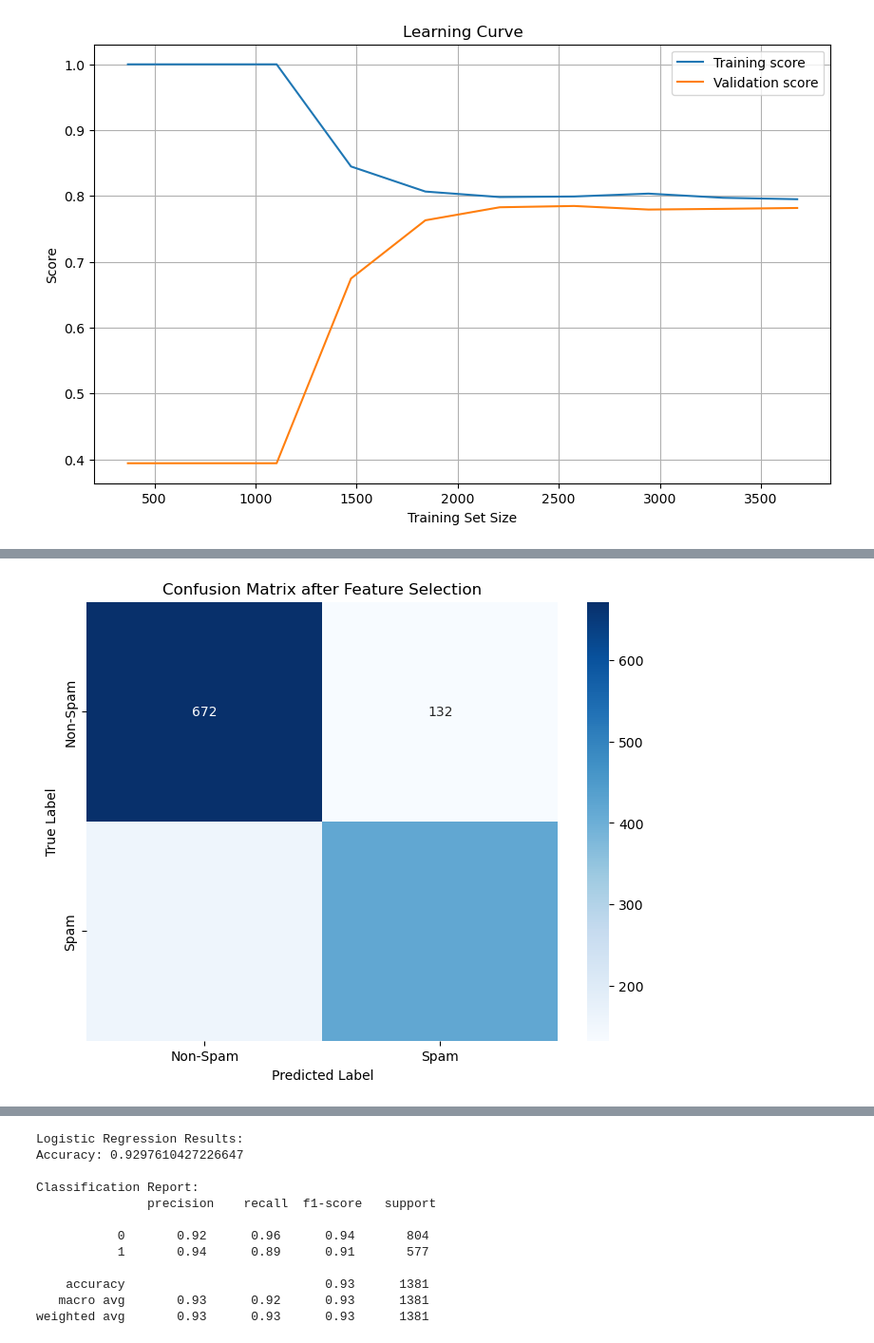
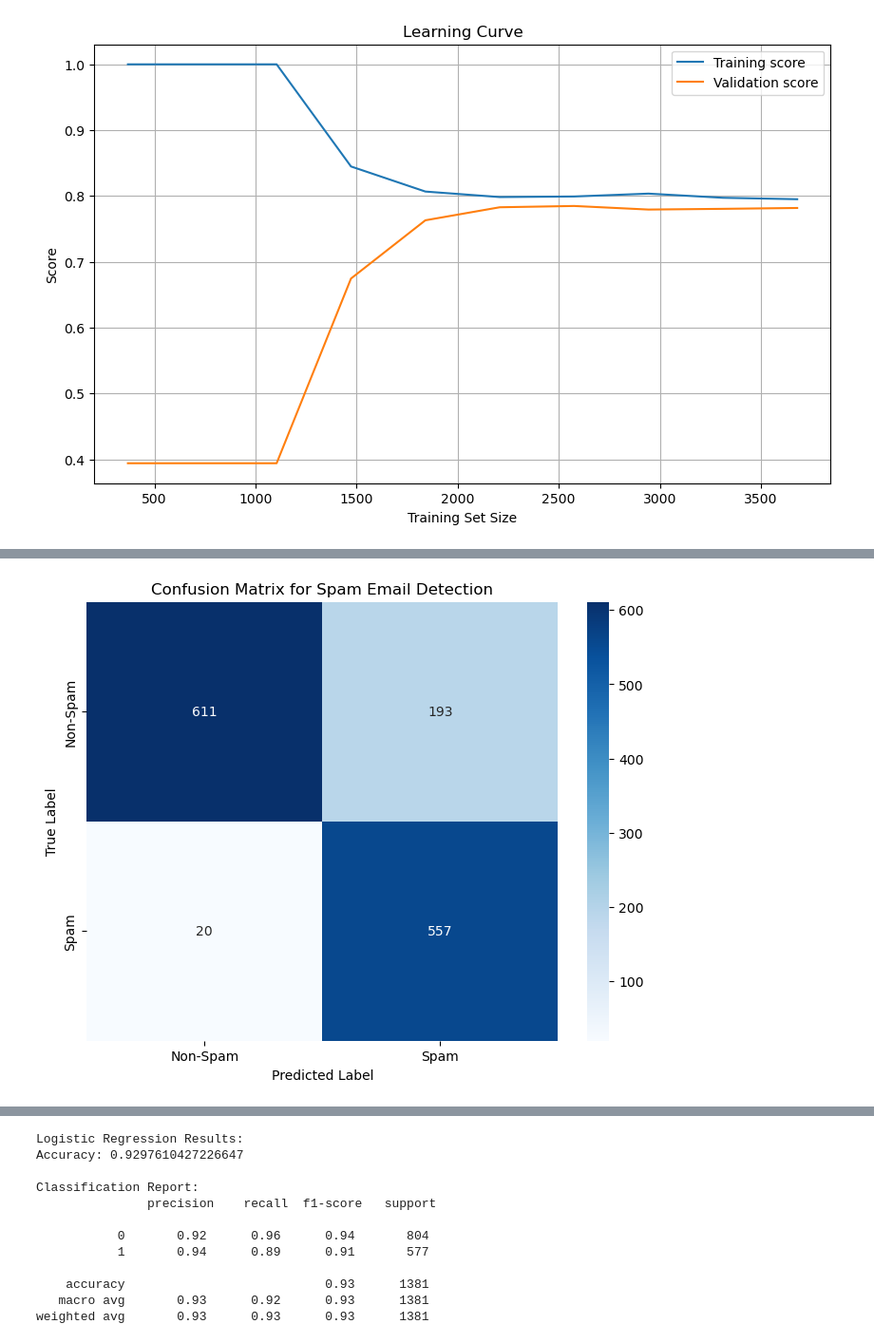
Before and after one commit to AyaCh21/Spam-Email, a Jupyter notebook: Test.ipynb, the cells around one changed output, grey strips where cells are left out. Shown at 95% size. Cells and saved outputs as stored; diff of their text form; code cells hidden in the pictures.

```diff
--- a/Test.ipynb
+++ b/Test.ipynb
@@ -464,61 +475,46 @@ Optimized Classification Report for Spam Email Detection:
 weighted avg       0.82      0.80      0.81      1381
 [figure]
 # %%
-# Tuning the Multinomial Naive Bayes with feature selection
-#  Correlation Analysis to Identify Highly Correlated Features
-correlation_threshold = 0.75  #  high correlation
-correlation_matrix = data.corr()
+from sklearn.preprocessing import MinMaxScaler
+from imblearn.over_sampling import SMOTE
+import numpy as np
 
-# Find highly correlated features
-high_corr_features = set()
-for i in range(len(correlation_matrix.columns)):
-    for j in range(i):
-        if abs(correlation_matrix.iloc[i, j]) > correlation_threshold:
-            colname = correlation_matrix.columns[i]
-            high_corr_features.add(colname)
+# Normalize the data to [0, 1] before SMOTE
+scaler = MinMaxScaler()
+X_train_scaled = scaler.fit_transform(X_train)
+X_test_scaled = scaler.transform(X_test)
 
-# Remove highly correlated features
-print("\nFeatures Removed Due to High Correlation:")
-print(high_corr_features)
-data = data.drop(columns=high_corr_features)
+# Apply SMOTE
+smote = SMOTE(random_state=42)
+X_train_resampled, y_train_resampled = smote.fit_resample(X_train_scaled, y_train)
 
-#  Handle class imbalance using SMOTE
-smote = SMOTE(random_state=42)
-X_train_resampled, y_train_resampled = smote.fit_resample(X_train, y_train)
+# Clip negative values (if any) to ensure compatibility
+X_train_resampled = np.clip(X_train_resampled, a_min=0, a_max=None)
+X_test_scaled = np.clip(X_test_scaled, a_min=0, a_max=None)
 
 # Train the Multinomial Naive Bayes model
 spam_detector = MultinomialNB()
 spam_detector.fit(X_train_resampled, y_train_resampled)
 
 # Make predictions
-y_pred = spam_detector.predict(X_test)
-y_prob = spam_detector.predict_proba(X_test)[:, 1]  # Get probabilities for the positive class
+y_pred = spam_detector.predict(X_test_scaled)
+y_prob = spam_detector.predict_proba(X_test_scaled)[:, 1]
 
-#  Evaluate the model
-accuracy = accuracy_score(y_test, y_pred)
-precision = precision_score(y_test, y_pred)
-recall = recall_score(y_test, y_pred)
-f1 = f1_score(y_test, y_pred)
-conf_matrix = confusion_matrix(y_test, y_pred)
-auc_score = roc_auc_score(y_test, y_prob)
+# Evaluate the model
+metrics = evaluate_model(
+    y_test, y_pred, y_prob,
+    title="Spam Detector Evaluation Metrics"
+)
 
-# Print evaluation metrics
-print("\nSpam Detector Evaluation Metrics after Correlation-Based Feature Selection:")
-print(f"Accuracy: {accuracy:.4f}")
-print(f"Precision: {precision:.4f}")
-print(f"Recall: {recall:.4f}")
-print(f"F1 Score: {f1:.4f}")
-print(f"AUC Score: {auc_score:.4f}")
+# Visualize the confusion matrix
+plot_confusion_matrix(
+    y_test, y_pred, labels=['Non-Spam', 'Spam'],
+    title="Confusion Matrix for Spam Email Detection"
+)
 
-# Classification report
-print("\nClassification Report:")
-print(classification_report(y_test, y_pred))
-
-# Confusion matrix
-plt.figure(figsize=(8, 6))
-sns.heatmap(conf_matrix, annot=True, fmt='d', cmap='Blues', xticklabels=['Non-Spam', 'Spam'], yticklabels=['Non-Spam', 'Spam'])
-plt.title('Confusion Matrix after Feature Selection')
-plt.xlabel('Predicted Label')
-plt.ylabel('True Label')
-plt.show()
+# Print the classification report
+print_classification_report(
+    y_test, y_pred,
+    title="Classification Report for Spam Email Detection"
+)
 # %% [output]
@@ -544 +527 @@ weighted avg       0.79      0.79      0.79      1381
-[figure, old version]
+[figure, new version]
```
Also changed, not shown: parts of 13 cells of this notebook.
